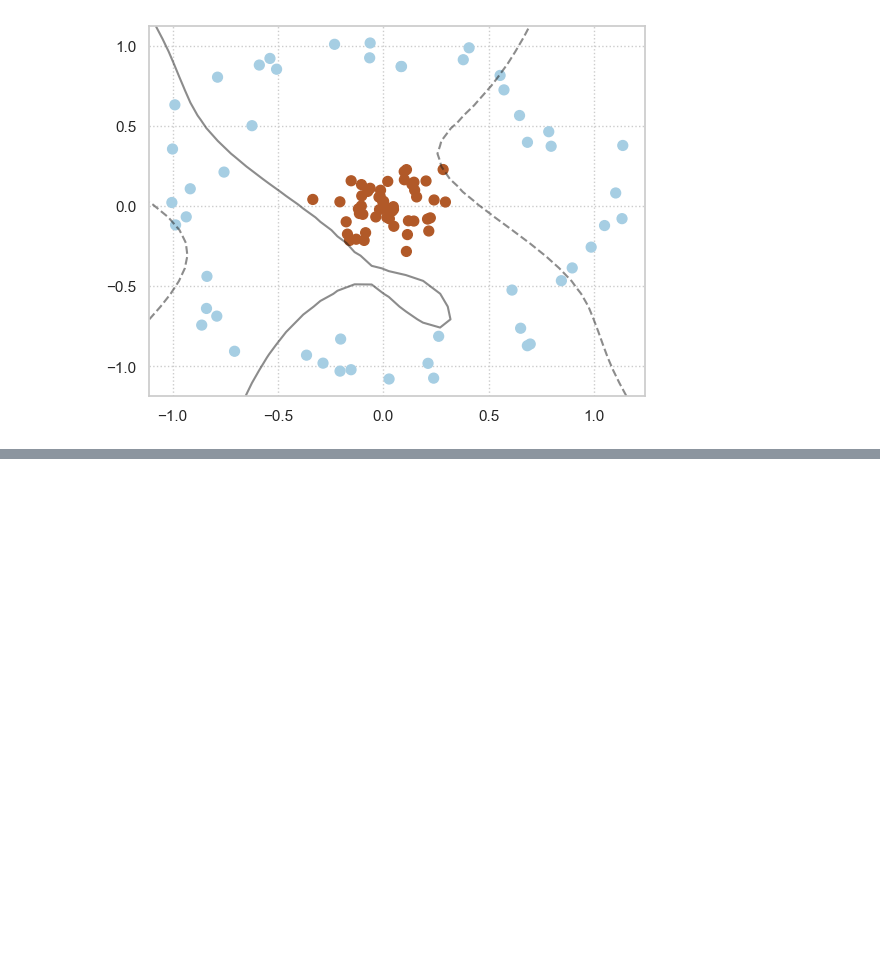
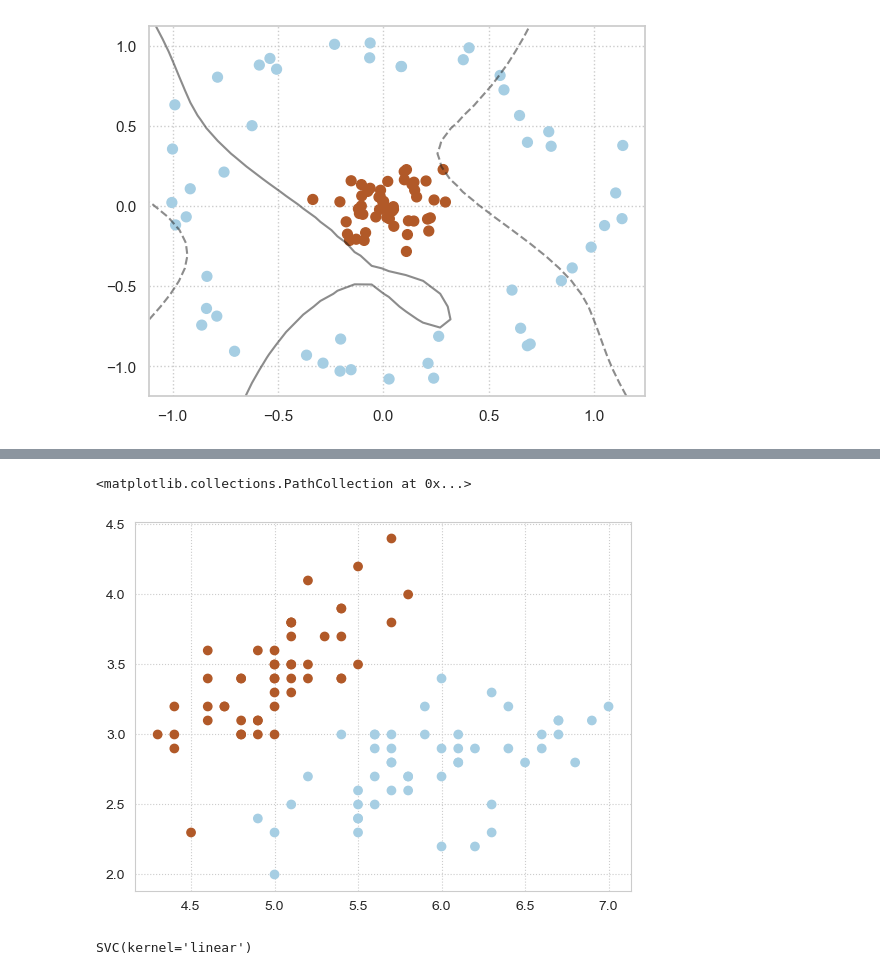
Before and after one commit to faizuddin/ISB46703, a Jupyter notebook: learning/supervised_classification_svm.ipynb, the cells around one changed output, grey strips where cells are left out. Cells and saved outputs as stored; diff of their text form; code cells hidden in the pictures; blank space fills up the shorter version.

```diff
--- a/learning/supervised_classification_svm.ipynb
+++ b/learning/supervised_classification_svm.ipynb
@@ -185,0 +219,24 @@ plt.scatter(clf_sig.support_vectors_[:, 0], clf_sig.support_vectors_[:, 1], s=20
+# %%
+# Select setosa and versicolor
+species = ["setosa", "versicolor"]
+X = df[df["species"].isin(species)]
+
+# Replace "species" with [0,1]
+X.loc[X["species"] == "setosa", "species"] = 1
+X.loc[X["species"] == "versicolor", "species"] = 0
+
+y = X["species"]
+X = X.drop(["petal_width", "petal_length", "species"], axis=1)
+# %%
+X = X.to_numpy()
+y = y.to_numpy()
+# %%
+plt.scatter(X[:,0], X[:,1], c=y, cmap=plt.cm.Paired)
+# %% [output]
+<matplotlib.collections.PathCollection at 0x...>
+[figure, added]
+# %%
+iris_clf = SVC(kernel="linear")
+iris_clf.fit(X,y=y.astype('int'))
+# %% [output]
+SVC(kernel='linear')
```
Also changed, not shown: parts of 7 cells of this notebook.
